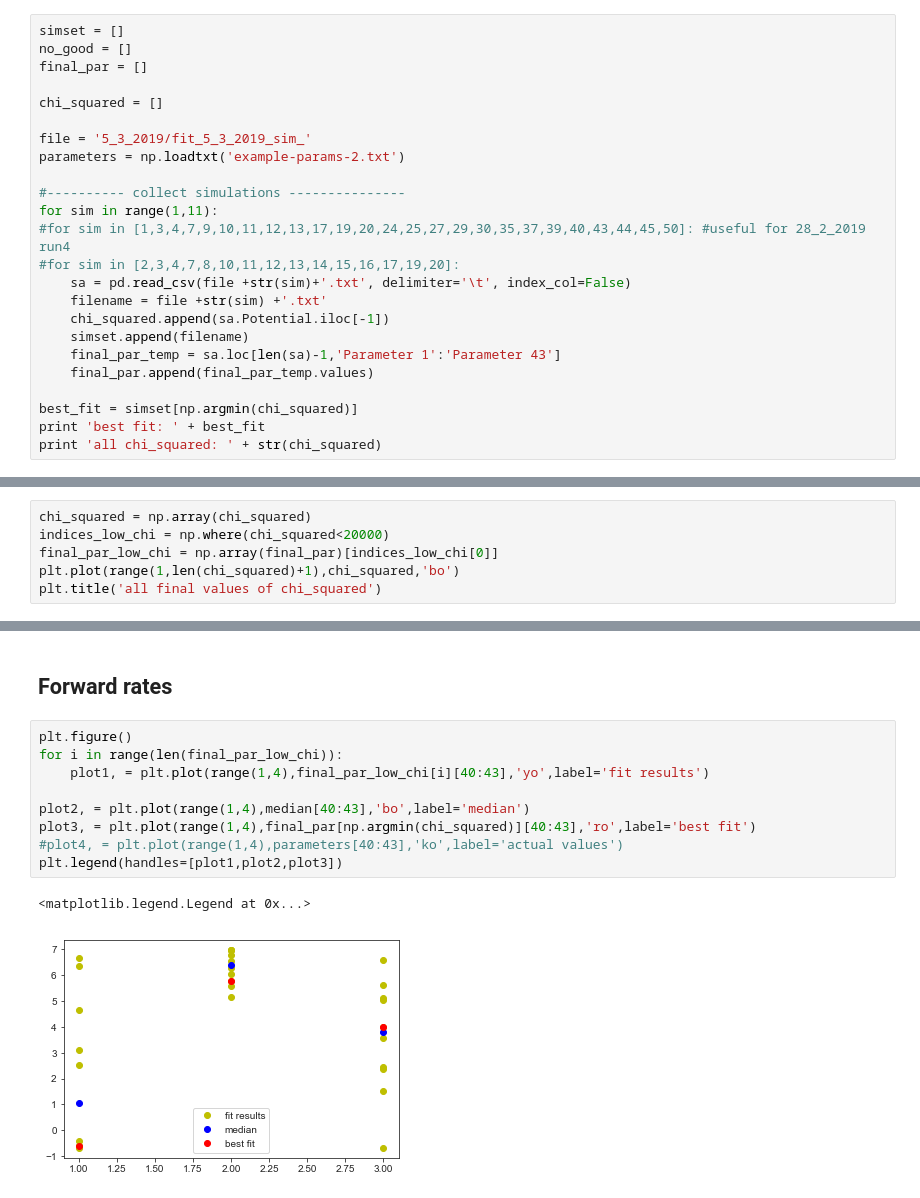
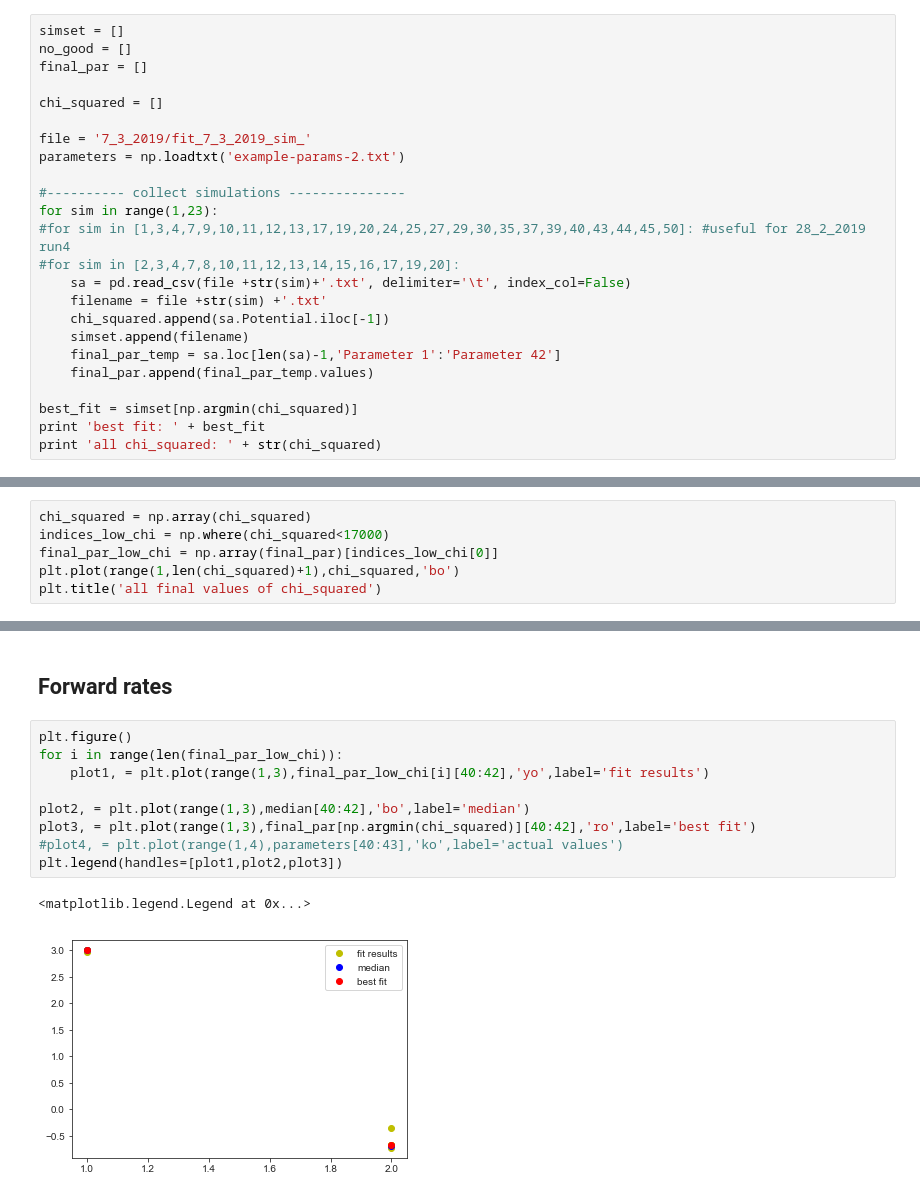
Before and after one commit to martin-depken/Energy-Landscape, a Jupyter notebook: predict_pclv_Stijn/free_energy_landscapes.ipynb, the cells around one changed output, grey strips where cells are left out. Drawn from its saved outputs; the diff is of its cells as text.

```diff
--- a/predict_pclv_Stijn/free_energy_landscapes.ipynb
+++ b/predict_pclv_Stijn/free_energy_landscapes.ipynb
@@ -20,18 +20,18 @@ final_par = []
 
 chi_squared = []
 
-file = '5_3_2019/fit_5_3_2019_sim_'
+file = '7_3_2019/fit_7_3_2019_sim_'
 parameters = np.loadtxt('example-params-2.txt')
 
 #---------- collect simulations ---------------
-for sim in range(1,11):
+for sim in range(1,23):
 #for sim in [1,3,4,7,9,10,11,12,13,17,19,20,24,25,27,29,30,35,37,39,40,43,44,45,50]: #useful for 28_2_2019 run4
 #for sim in [2,3,4,7,8,10,11,12,13,14,15,16,17,19,20]:
     sa = pd.read_csv(file +str(sim)+'.txt', delimiter='\t', index_col=False)
     filename = file +str(sim) +'.txt'
     chi_squared.append(sa.Potential.iloc[-1])
     simset.append(filename)
-    final_par_temp = sa.loc[len(sa)-1,'Parameter 1':'Parameter 43']
+    final_par_temp = sa.loc[len(sa)-1,'Parameter 1':'Parameter 42']
     final_par.append(final_par_temp.values)
 
 best_fit = simset[np.argmin(chi_squared)]
@@ -43,6 +43,6 @@ all chi_squared: [16999.4688471, 16011.472910499999, 16819.9268179, 16272.555698
 # %%
 chi_squared = np.array(chi_squared)
-indices_low_chi = np.where(chi_squared<20000)
+indices_low_chi = np.where(chi_squared<17000)
 final_par_low_chi = np.array(final_par)[indices_low_chi[0]]
 plt.plot(range(1,len(chi_squared)+1),chi_squared,'bo')
 plt.title('all final values of chi_squared')
@@ -110,12 +110,12 @@ plt.legend(handles=[plot1,plot2,plot3,plot5[0]])
 # %%
 plt.figure()
 for i in range(len(final_par_low_chi)):
-    plot1, = plt.plot(range(1,4),final_par_low_chi[i][40:43],'yo',label='fit results')
+    plot1, = plt.plot(range(1,3),final_par_low_chi[i][40:42],'yo',label='fit results')
 
-plot2, = plt.plot(range(1,4),median[40:43],'bo',label='median')
-plot3, = plt.plot(range(1,4),final_par[np.argmin(chi_squared)][40:43],'ro',label='best fit')
+plot2, = plt.plot(range(1,3),median[40:42],'bo',label='median')
+plot3, = plt.plot(range(1,3),final_par[np.argmin(chi_squared)][40:42],'ro',label='best fit')
 #plot4, = plt.plot(range(1,4),parameters[40:43],'ko',label='actual values')
 plt.legend(handles=[plot1,plot2,plot3])
 # %% [output]
 <matplotlib.legend.Legend at 0x...>
-[figure, old version]
+[figure, new version]
```
Also changed, not shown: parts of 5 cells of this notebook, 3 other files.
